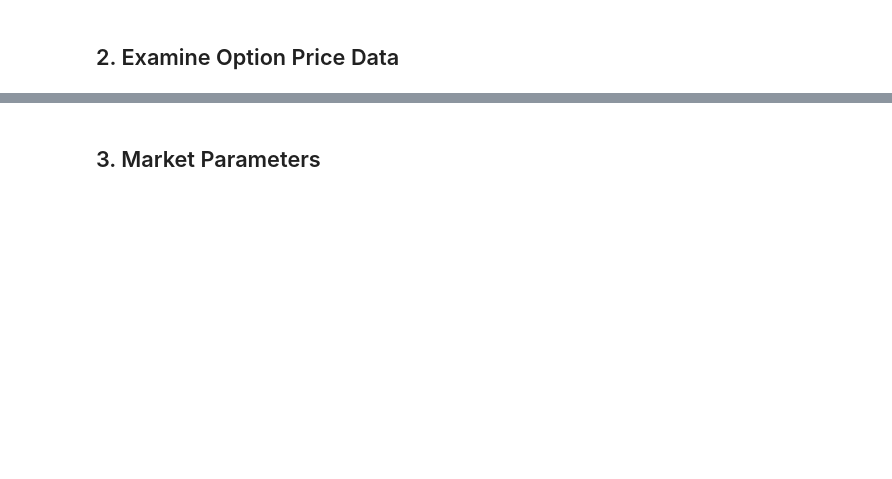
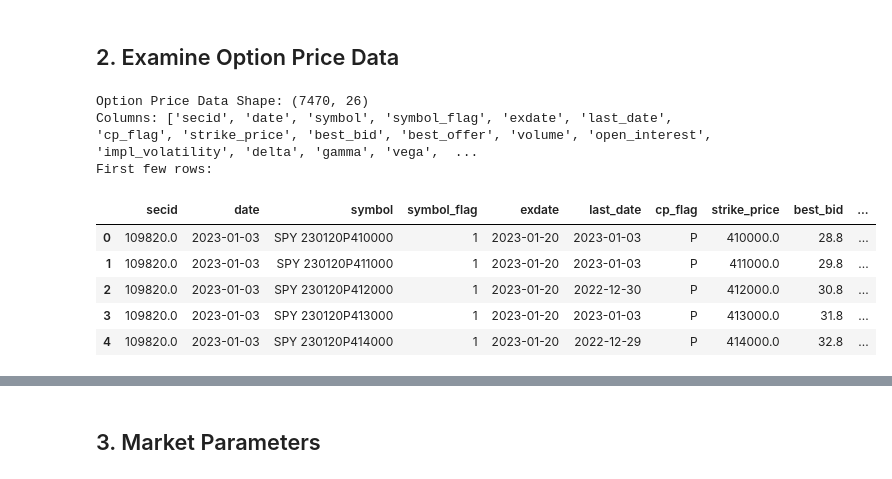
Before and after one commit to fightforbelief/inverse-iv-surface-pinn, a Jupyter notebook: notebooks/eda.ipynb, the cells around one changed output, grey strips where cells are left out. Cells and saved outputs as stored; diff of their text form; code cells hidden in the pictures; blank space fills up the shorter version.

```diff
--- a/notebooks/eda.ipynb
+++ b/notebooks/eda.ipynb
@@ -71,14 +80,22 @@ for key, df in data.items():
 # %%
 op_df = data.get('option_price')
 if op_df is None:
     raise KeyError("option_price parquet missing; expected load_raw_data to find *_option_price.parquet")
 
 print(f"Option Price Data Shape: {op_df.shape}")
-print(f"
-Columns: {list(op_df.columns)}")
-print("
-First few rows:")
+print(f"Columns: {list(op_df.columns)}")
+print("First few rows:")
 op_df.head()
+# %% [output]
+Option Price Data Shape: (7470, 26)
+Columns: ['secid', 'date', 'symbol', 'symbol_flag', 'exdate', 'last_date', 'cp_flag', 'strike_price', 'best_bid', 'best_offer', 'volume', 'open_interest', 'impl_volatility', 'delta', 'gamma', 'vega',  ...
+First few rows:
+|  | secid | date | symbol | symbol_flag | exdate | last_date | cp_flag | strike_price | best_bid | ... |
+| 0 | 109820.0 | 2023-01-03 | SPY 230120P410000 | 1 | 2023-01-20 | 2023-01-03 | P | 410000.0 | 28.8 | ... |
+| 1 | 109820.0 | 2023-01-03 | SPY 230120P411000 | 1 | 2023-01-20 | 2023-01-03 | P | 411000.0 | 29.8 | ... |
+| 2 | 109820.0 | 2023-01-03 | SPY 230120P412000 | 1 | 2023-01-20 | 2022-12-30 | P | 412000.0 | 30.8 | ... |
+| 3 | 109820.0 | 2023-01-03 | SPY 230120P413000 | 1 | 2023-01-20 | 2023-01-03 | P | 413000.0 | 31.8 | ... |
+| 4 | 109820.0 | 2023-01-03 | SPY 230120P414000 | 1 | 2023-01-20 | 2022-12-29 | P | 414000.0 | 32.8 | ... |
 # %%
 print("Summary Statistics:")
 op_df[['strike_price', 'best_bid', 'best_offer', 'volume', 'open_interest', 'impl_volatility']].describe()
```
Also changed, not shown: parts of 16 cells of this notebook, 1 other file.
